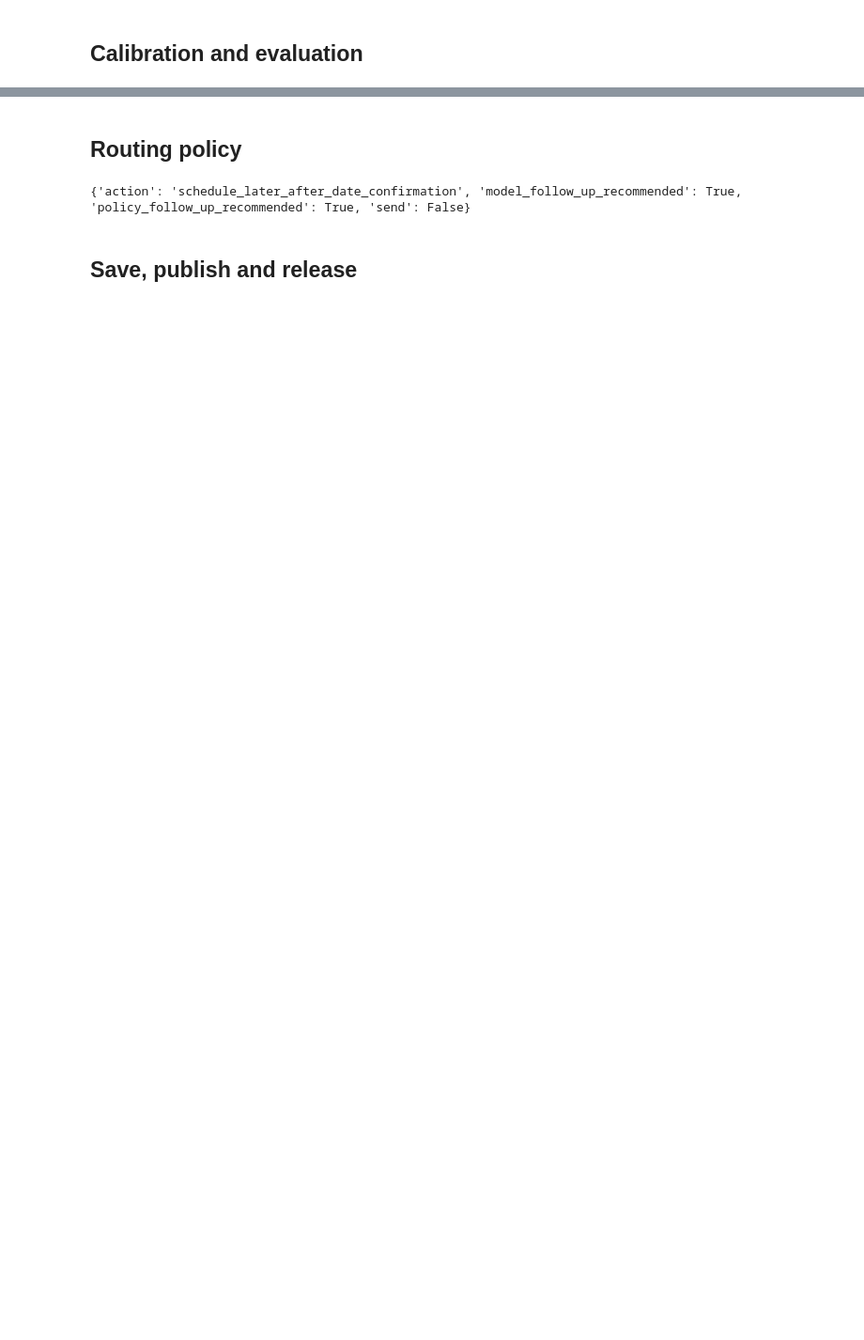
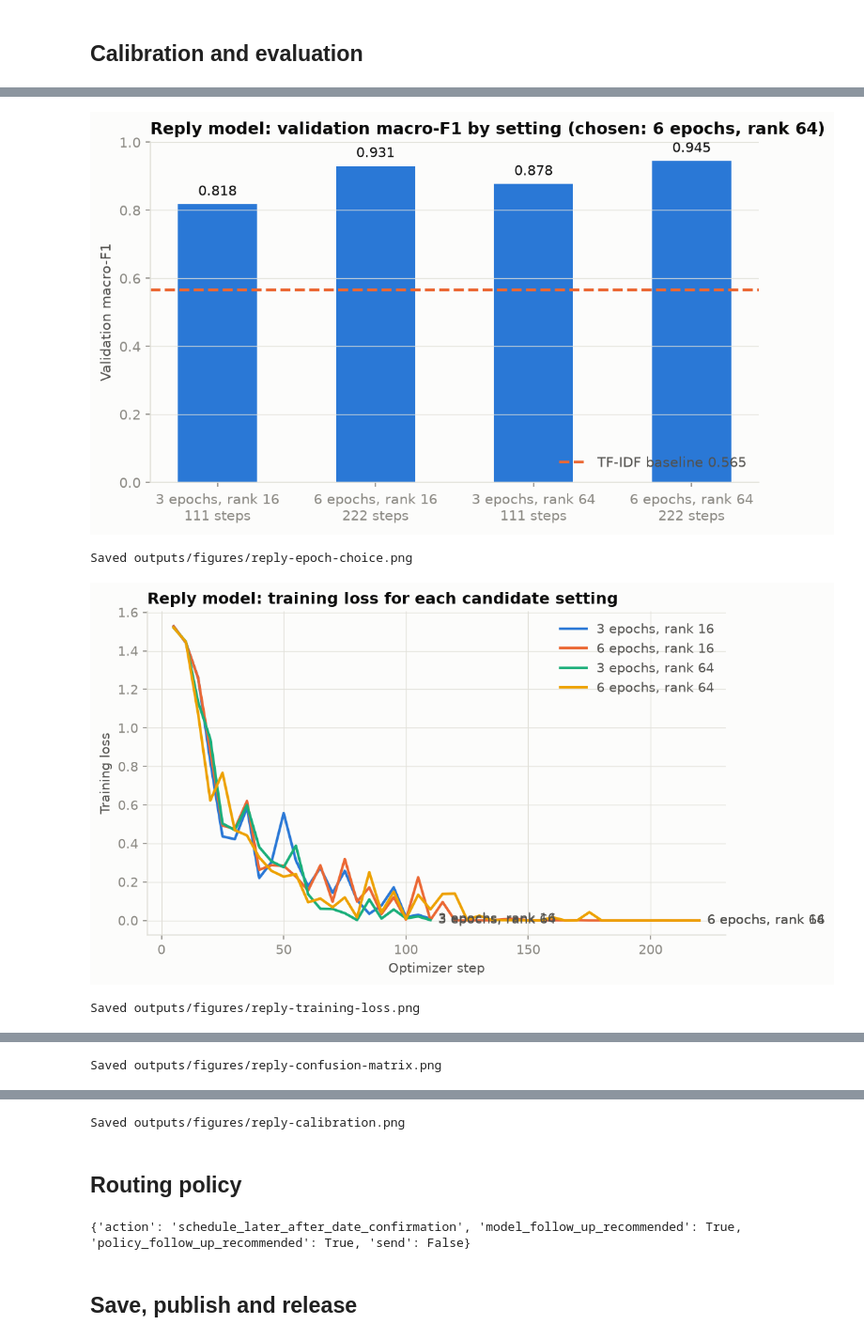
Before and after one commit to raoofaltaher/lead-decision-models, a Jupyter notebook: notebooks/02-reply-routing.ipynb, the cells around one changed output, grey strips where cells are left out. Shown at 94% size. Cells and saved outputs as stored; diff of their text form; code cells hidden in the pictures; blank space fills up the shorter version.

```diff
--- a/notebooks/02-reply-routing.ipynb
+++ b/notebooks/02-reply-routing.ipynb
@@ -802,0 +955,73 @@ Test macro-F1: 0.7781753896727159
+# %%
+reply_test_df[["reply_id", "reply_intent"]].reset_index(drop=True).assign(
+    predicted_intent=reply_test_predictions["reply_intent"],
+    confidence=reply_test_predictions["reply_intent_confidence"],
+    tfidf_intent=reply_test_text_predictions,
+).to_csv("outputs/reply-test-predictions.csv", index=False)
+
+tfidf_validation_macro_f1 = f1_score(
+    reply_validation_df["reply_intent"],
+    reply_validation_text_predictions,
+    labels=REPLY_INTENTS,
+    average="macro",
+    zero_division=0,
+)
+figure, axis = plt.subplots(figsize=(8, 4.5))
+positions = range(len(reply_selection))
+values = [result["validation_macro_f1"] for result in reply_selection]
+bars = axis.bar(positions, values, width=0.5, color=SERIES[0])
+axis.bar_label(bars, labels=[f"{value:.3f}" for value in values], padding=4, color=INK)
+axis.axhline(tfidf_validation_macro_f1, color=SERIES[1], linewidth=2, linestyle="--", label=f"TF-IDF baseline {tfidf_validation_macro_f1:.3f}")
+axis.set_xticks(
+    list(positions),
+    [f"{result['epochs']} epochs, rank {result['lora_rank']}\n{result['optimizer_steps']} steps" for result in reply_selection],
+)
+axis.set_ylim(0, 1)
+axis.set_title(
+    f"Reply model: validation macro-F1 by setting (chosen: {reply_chosen['epochs']} epochs, rank {reply_chosen['lora_rank']})"
+)
+axis.set_ylabel("Validation macro-F1")
+axis.legend(loc="lower right")
+axis.grid(axis="x", visible=False)
+save_figure(figure, "reply-epoch-choice")
+
+figure, axis = plt.subplots(figsize=(8, 4.5))
+for result, color in zip(reply_selection, SERIES):
+    points = [(entry["step"], entry["loss"]) for entry in result["log_history"] if "loss" in entry]
+    label = f"{result['epochs']} epochs, rank {result['lora_rank']}"
+    axis.plot(*zip(*points), color=color, label=label)
+    axis.annotate(label, points[-1], xytext=(6, 0), textcoords="offset points", va="center", color=INK_SECONDARY)
+axis.set_title("Reply model: training loss for each candidate setting")
+axis.set_xlabel("Optimizer step")
+axis.set_ylabel("Training loss")
+axis.legend(loc="upper right")
+save_figure(figure, "reply-training-loss")
+
+test_matrix = confusion_matrix(reply_test_df["reply_intent"], reply_test_predictions["reply_intent"], labels=REPLY_INTENTS)
+row_share = test_matrix / test_matrix.sum(axis=1, keepdims=True).clip(min=1)
+figure, axis = plt.subplots(figsize=(8, 7))
+axis.imshow(row_share, cmap=matplotlib.colors.LinearSegmentedColormap.from_list("blue", [SURFACE, "#cde2fb", "#6da7ec", "#2a78d6", "#104281"]), vmin=0, vmax=1)
+for true_index in range(len(REPLY_INTENTS)):
+    for predicted_index in range(len(REPLY_INTENTS)):
+        count = test_matrix[true_index, predicted_index]
+        if count:
+            axis.text(predicted_index, true_index, count, ha="center", va="center", fontsize=9, color="#ffffff" if row_share[true_index, predicted_index] > 0.5 else INK)
+axis.set_xticks(range(len(REPLY_INTENTS)), REPLY_INTENTS, rotation=45, ha="right")
+axis.set_yticks(range(len(REPLY_INTENTS)), REPLY_INTENTS)
+axis.set_xlabel("Predicted intent")
+axis.set_ylabel("True intent")
+axis.grid(False)
+axis.set_title("Reply model: test confusion matrix (counts; shade = share of the true intent)")
+save_figure(figure, "reply-confusion-matrix")
+
+figure, axis = plt.subplots(figsize=(8, 4.5))
+correct = (reply_test_predictions["reply_intent"] == reply_test_df["reply_intent"].reset_index(drop=True)).astype(int)
+observed, predicted = calibration_curve(correct, reply_test_predictions["reply_intent_confidence"], n_bins=5, strategy="quantile")
+axis.plot([0, 1], [0, 1], color=MUTED, linewidth=1, linestyle="--", label="Perfect calibration")
+axis.plot(predicted, observed, color=SERIES[0], marker="o", markersize=8, label="Fine-tuned LFM3")
+axis.set_title("Reply model: confidence of the chosen intent against accuracy, test replies")
+axis.set_xlabel("Mean confidence (5 equal-count bins)")
+axis.set_ylabel("Share answered correctly")
+axis.legend(loc="upper left")
+save_figure(figure, "reply-calibration")
+# %% [output]
@@ -802,0 +1029,4 @@ Test macro-F1: 0.7781753896727159
+[figure, added]
+Saved outputs/figures/reply-epoch-choice.png
+[figure, added]
+Saved outputs/figures/reply-training-loss.png
@@ -802,0 +1034 @@ Test macro-F1: 0.7781753896727159
+Saved outputs/figures/reply-confusion-matrix.png
@@ -803,3 +1036,4 @@ Test macro-F1: 0.7781753896727159
+Saved outputs/figures/reply-calibration.png
 # %% [markdown]
 ## Routing policy
 # %%
```
Also changed, not shown: parts of 21 cells of this notebook, 21 other files.
